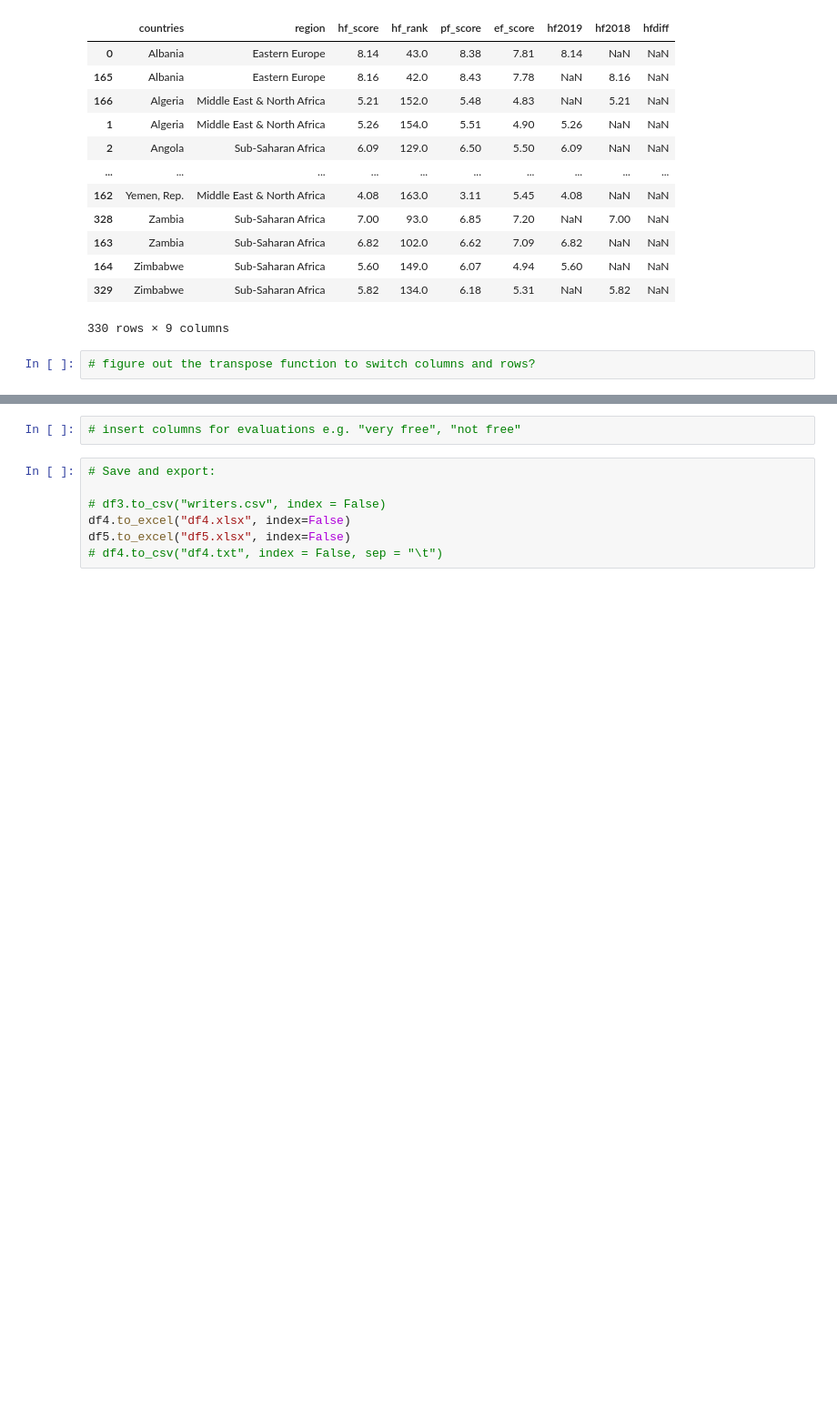
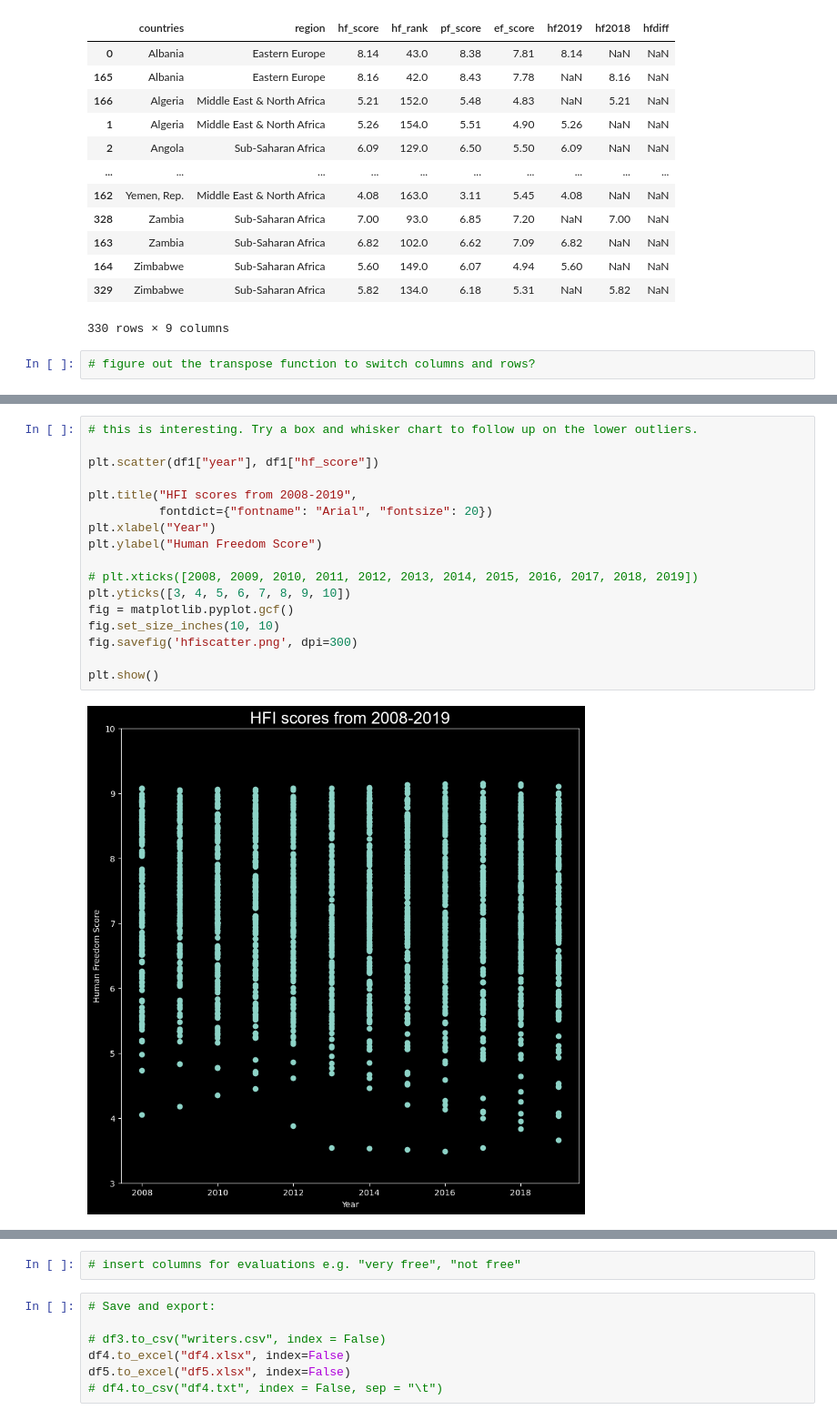
Before and after one commit to NJB7/HumanFreedomIndexProject, a Jupyter notebook: HFIProject.ipynb, the cells around one changed output, grey strips where cells are left out. Shown: that part at 91% size. Saved outputs shown, nothing was run; the diff lists cells and outputs as text; blank space fills up the shorter version.

```diff
--- a/HFIProject.ipynb
+++ b/HFIProject.ipynb
@@ -480,0 +456,19 @@ plt.show()
+# %%
+# this is interesting. Try a box and whisker chart to follow up on the lower outliers.
+
+plt.scatter(df1["year"], df1["hf_score"])
+
+plt.title("HFI scores from 2008-2019",
+          fontdict={"fontname": "Arial", "fontsize": 20})
+plt.xlabel("Year")
+plt.ylabel("Human Freedom Score")
+
+# plt.xticks([2008, 2009, 2010, 2011, 2012, 2013, 2014, 2015, 2016, 2017, 2018, 2019])
+plt.yticks([3, 4, 5, 6, 7, 8, 9, 10])
+fig = matplotlib.pyplot.gcf()
+fig.set_size_inches(10, 10)
+fig.savefig('hfiscatter.png', dpi=300)
+
+plt.show()
+# %% [output]
+[figure, added]
```
Also changed, not shown: parts of 10 cells of this notebook, 5 other files.
